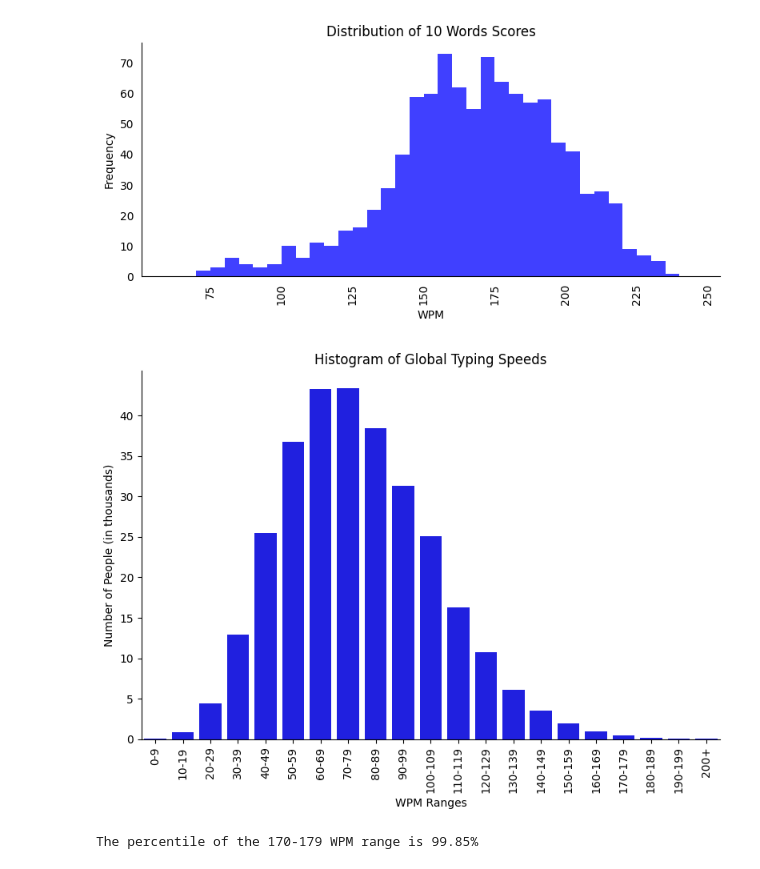
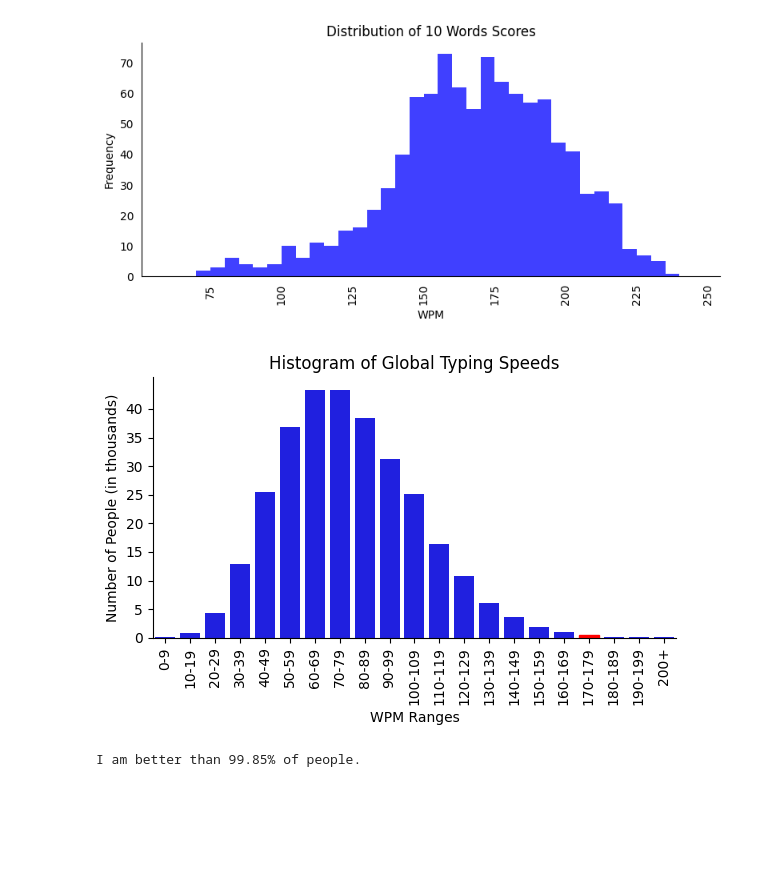
Before and after one commit to ani-tiwary/mathstatfinal, a Jupyter notebook: main.ipynb, the cells around one changed output. Cells and saved outputs as stored; diff of their text form; code cells hidden in the pictures; blank space fills up the shorter version.

Commit message:
small improvements made, included percentile highlighting and calculation

```diff
--- a/main.ipynb
+++ b/main.ipynb
@@ -79,80 +61,44 @@ typing_speeds = {
     "110-119": 16300,
     "120-129": 10718,
     "130-139": 6100,
     "140-149": 3576,
     "150-159": 1928,
     "160-169": 1006,
     "170-179": 479,
     "180-189": 213,
     "190-199": 119,
     "200+": 116
 }
 
 data = pd.DataFrame(list(typing_speeds.items()), columns=['WPM Range', 'Number of People'])
 
-# Convert the number of people to thousands
 data['Number of People'] = data['Number of People'] / 1000
 
-plt.figure(figsize=(8, 6))
+plt.figure(figsize=(6, 4))
 sns.barplot(x='WPM Range', y='Number of People', data=data, color='blue')
 
 plt.gca().spines['top'].set_visible(False)
 plt.gca().spines['right'].set_visible(False)
 
 plt.xticks(rotation=90)
 plt.xlabel('WPM Ranges')
 plt.ylabel('Number of People (in thousands)')
 plt.title('Histogram of Global Typing Speeds')
 plt.tight_layout()
 
-# Add labels every multiple of 5000
 plt.yticks(range(0, int(data['Number of People'].max()) + 1, 5))
+
+plt.gca().get_children()[17].set_color('red')
+
 plt.show()
-
-
-#figure out what percentile im in if i am in the 170-179 range
-import numpy as np
-
-typing_speeds = {
-
-    "0-9": 90,
-    "10-19": 908,
-    "20-29": 4377,
-    "30-39": 12968,
-    "40-49": 25469,
-    "50-59": 36771,
-    "60-69": 43325,
-    "70-79": 43353,
-    "80-89": 38453,
-    "90-99": 31270,
-    "100-109": 25063,
-    "110-119": 16300,
-    "120-129": 10718,
-    "130-139": 6100,
-    "140-149": 3576,
-    "150-159": 1928,
-    "160-169": 1006,
-    "170-179": 479,
-    "180-189": 213,
-    "190-199": 119,
-    "200+": 116
-}
-
-data = pd.DataFrame(list(typing_speeds.items()), columns=['WPM Range', 'Number of People'])
-
-# Convert the number of people to thousands
-data['Number of People'] = data['Number of People'] / 1000
-
-# Calculate the cumulative sum of the number of people
-data['Cumulative Number of People'] = data['Number of People'].cumsum()
-
-# Calculate the percentile of each WPM range
-data['Percentile'] = data['Cumulative Number of People'] / data['Number of People'].sum()
-
-# Find the percentile of the 170-179 WPM range
-percentile = data[data['WPM Range'] == '170-179']['Percentile'].values[0]
-
-print(f'The percentile of the 170-179 WPM range is {percentile:.2%}')
 # %% [output]
-[figure, old version]
+[figure, new version]
-The percentile of the 170-179 WPM range is 99.85%
+# %%
+data = pd.DataFrame(list(typing_speeds.items()), columns=['WPM Range', 'Number of People'])
+data['Number of People'] = data['Number of People'] / 1000
+data['Cumulative Number of People'] = data['Number of People'].cumsum()
+data['Percentile'] = data['Cumulative Number of People'] / data['Number of People'].sum()
+percentile = data[data['WPM Range'] == '170-179']['Percentile'].values[0]
+print(f'I am better than {percentile:.2%}' + ' of people.')
+# %% [output]
+I am better than 99.85% of people.
```
Also changed, not shown: parts of 1 cell of this notebook.
